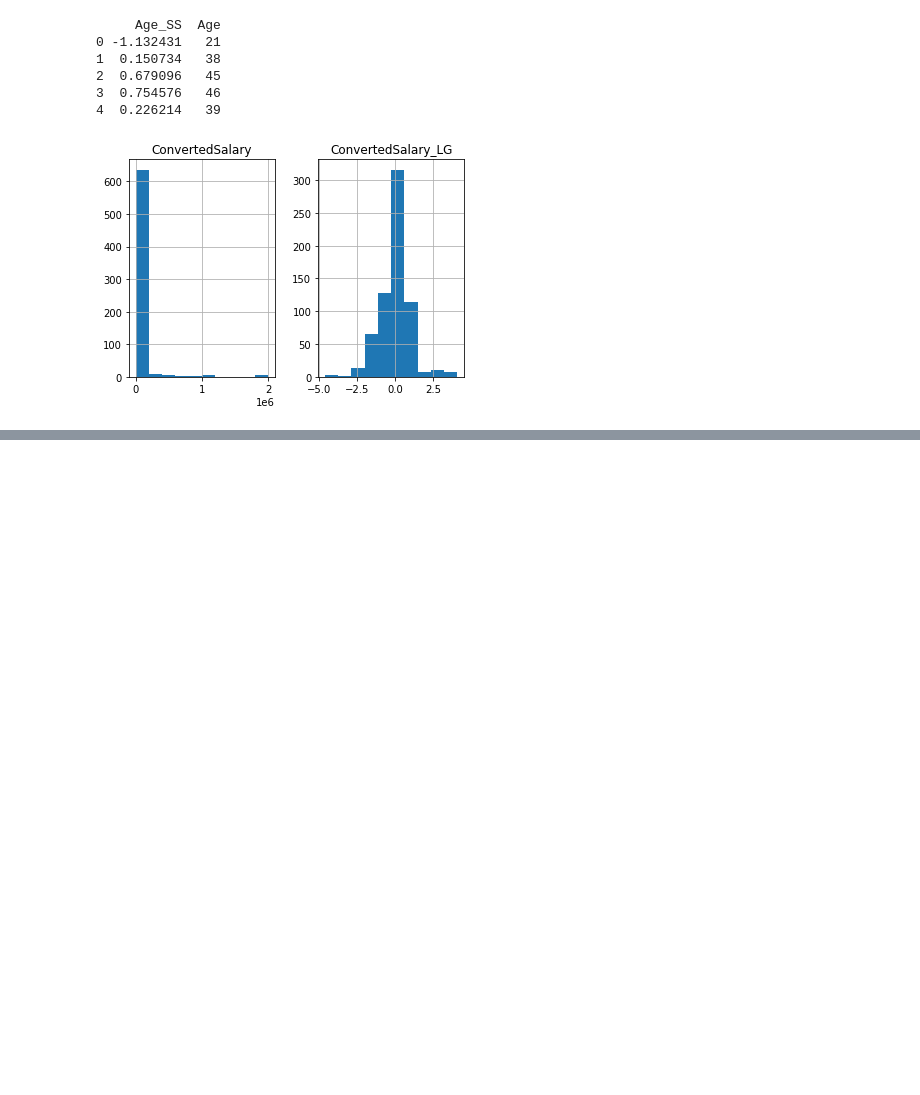
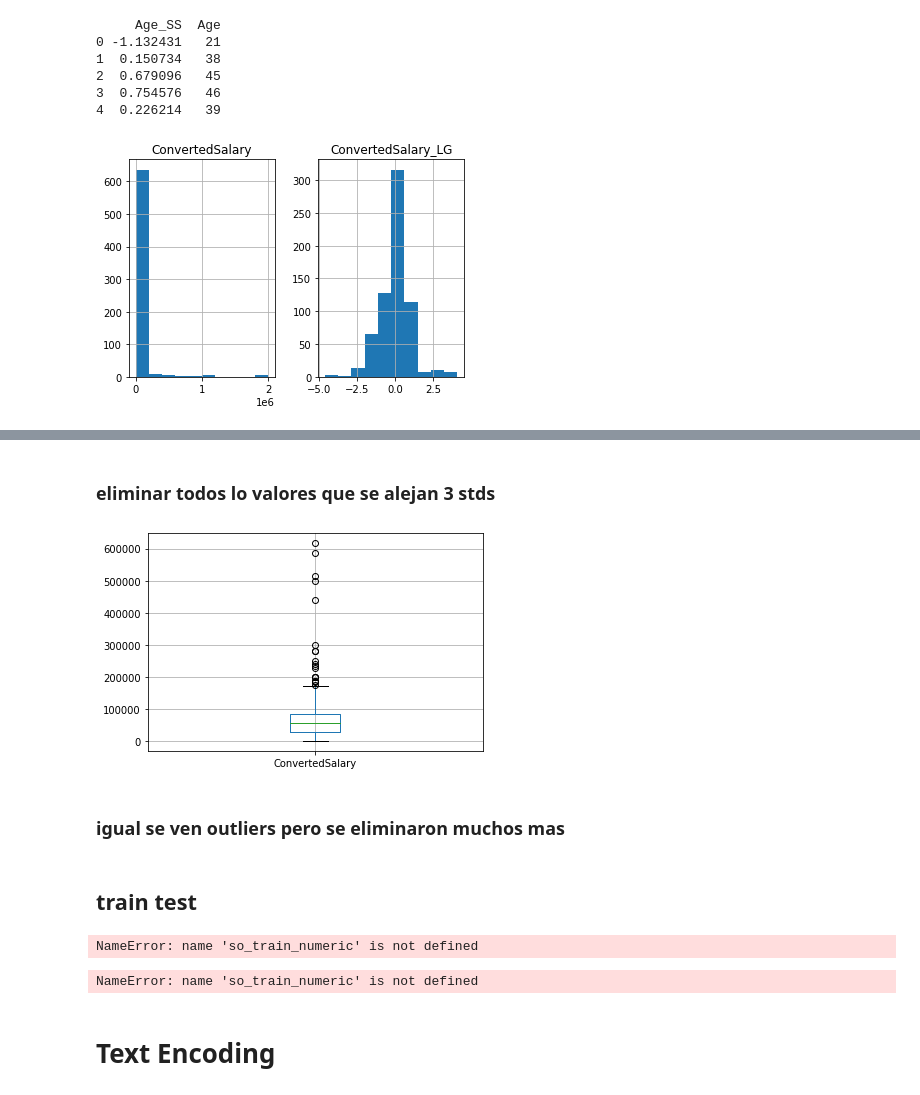
Before and after one commit to martinnss/Micro_Projects, a Jupyter notebook: apuntes datacamp/feature engineering.ipynb, the cells around one changed output, grey strips where cells are left out. Drawn from its saved outputs; the diff is of its cells as text; code cells hidden in the pictures; blank space fills up the shorter version.

```diff
--- a/apuntes datacamp/feature engineering.ipynb
+++ b/apuntes datacamp/feature engineering.ipynb
@@ -344,0 +368,53 @@ plt.show()
+# %% [markdown]
+
+### eliminar todos lo valores que se alejan 3 stds
+# %%
+# Find the mean and standard dev
+std = so_numeric_df['ConvertedSalary'].std()
+mean = so_numeric_df['ConvertedSalary'].mean()
+
+# Calculate the cutoff
+cut_off = std * 3
+lower, upper = mean - cut_off,mean + cut_off
+
+# Trim the outliers
+trimmed_df = so_numeric_df[(so_numeric_df['ConvertedSalary'] < upper) & (so_numeric_df['ConvertedSalary'] > lower)]
+
+# The trimmed box plot
+trimmed_df[['ConvertedSalary']].boxplot()
+plt.show()
+# %% [output]
+[figure, added]
+# %% [markdown]
+### igual se ven outliers pero se eliminaron muchos mas
+# %% [markdown]
+## train test
+# %%
+# Import StandardScaler
+from sklearn.preprocessing import StandardScaler
+
+# Apply a standard scaler to the data
+SS_scaler = StandardScaler()
+
+# Fit the standard scaler to the data
+SS_scaler.fit(so_train_numeric[['Age']])
+
+# Transform the test data using the fitted scaler
+so_test_numeric['Age_ss'] = SS_scaler.transform(so_test_numeric[['Age']])
+print(so_test_numeric[['Age', 'Age_ss']].head())
+# %% [output]
+NameError: name 'so_train_numeric' is not defined
+# %%
+train_std = so_train_numeric['ConvertedSalary'].std()
+train_mean = so_train_numeric['ConvertedSalary'].mean()
+
+cut_off = train_std * 3
+train_lower, train_upper = train_mean - cut_off, train_mean + cut_off
+
+# Trim the test DataFrame
+trimmed_df = so_test_numeric[(so_test_numeric['ConvertedSalary'] < train_upper) \
+                             & (so_test_numeric['ConvertedSalary'] > train_lower)]
+# %% [output]
+NameError: name 'so_train_numeric' is not defined
+# %% [markdown]
+# Text Encoding
```
Also changed, not shown: parts of 4 cells of this notebook, 1 other file.
